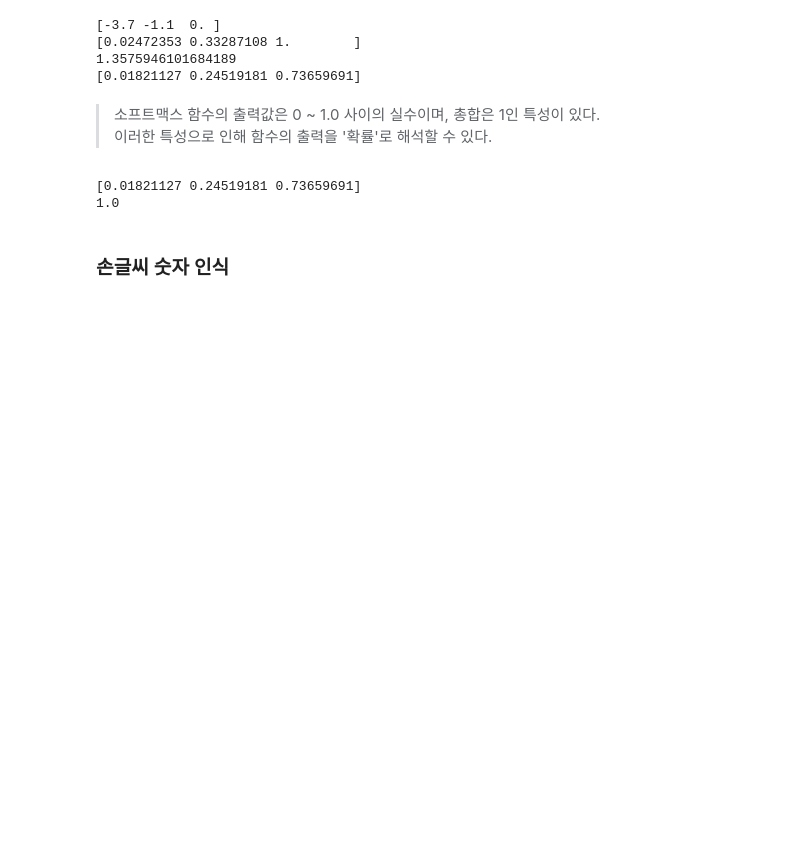
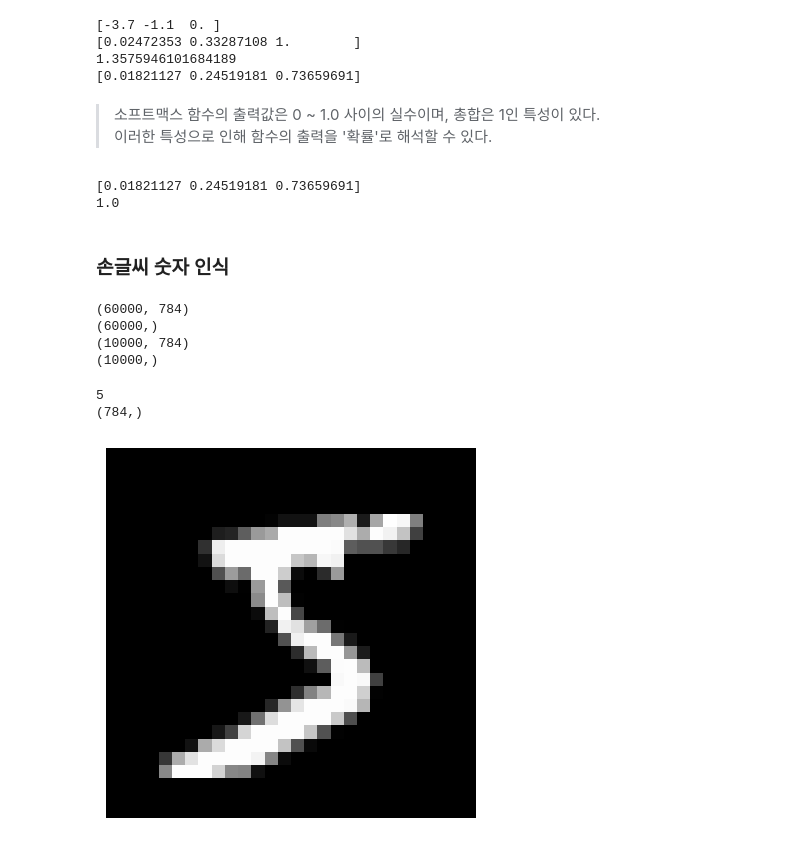
Before and after one commit to editdiary/study, a Jupyter notebook: Deep_Learning_from_Scratch/Ch1-3_Practice.ipynb, the cells around one changed output. Drawn from its saved outputs; the diff is of its cells as text; code cells hidden in the pictures; blank space fills up the shorter version.

```diff
--- a/Deep_Learning_from_Scratch/Ch1-3_Practice.ipynb
+++ b/Deep_Learning_from_Scratch/Ch1-3_Practice.ipynb
@@ -296,3 +296,37 @@ print(np.sum(y))
 1.0
 # %% [markdown]
 ### 손글씨 숫자 인식
+# %%
+import sys, os
+sys.path.append(os.pardir)  # 부모 디렉터리의 파일을 가져올 수 있도록 설정
+
+from dataset.mnist import load_mnist    # MNIST 데이터셋 불러오기
+
+(x_train, y_train), (x_test, y_test) = load_mnist(flatten=True, normalize=False)
+
+print(x_train.shape)
+print(y_train.shape)
+print(x_test.shape)
+print(y_test.shape)
+# %% [output]
+(60000, 784)
+(60000,)
+(10000, 784)
+(10000,)
+# %%
+# 데이터 확인
+img = x_train[0]
+label = y_train[0]
+print(label)
+
+print(img.shape)
+
+# 이미지 출력
+img = img.reshape(28, 28)
+plt.imshow(img, cmap='gray')
+plt.axis(False)
+plt.show()
+# %% [output]
+5
+(784,)
+[figure, added]
```
Also changed, not shown: 8 other files.
